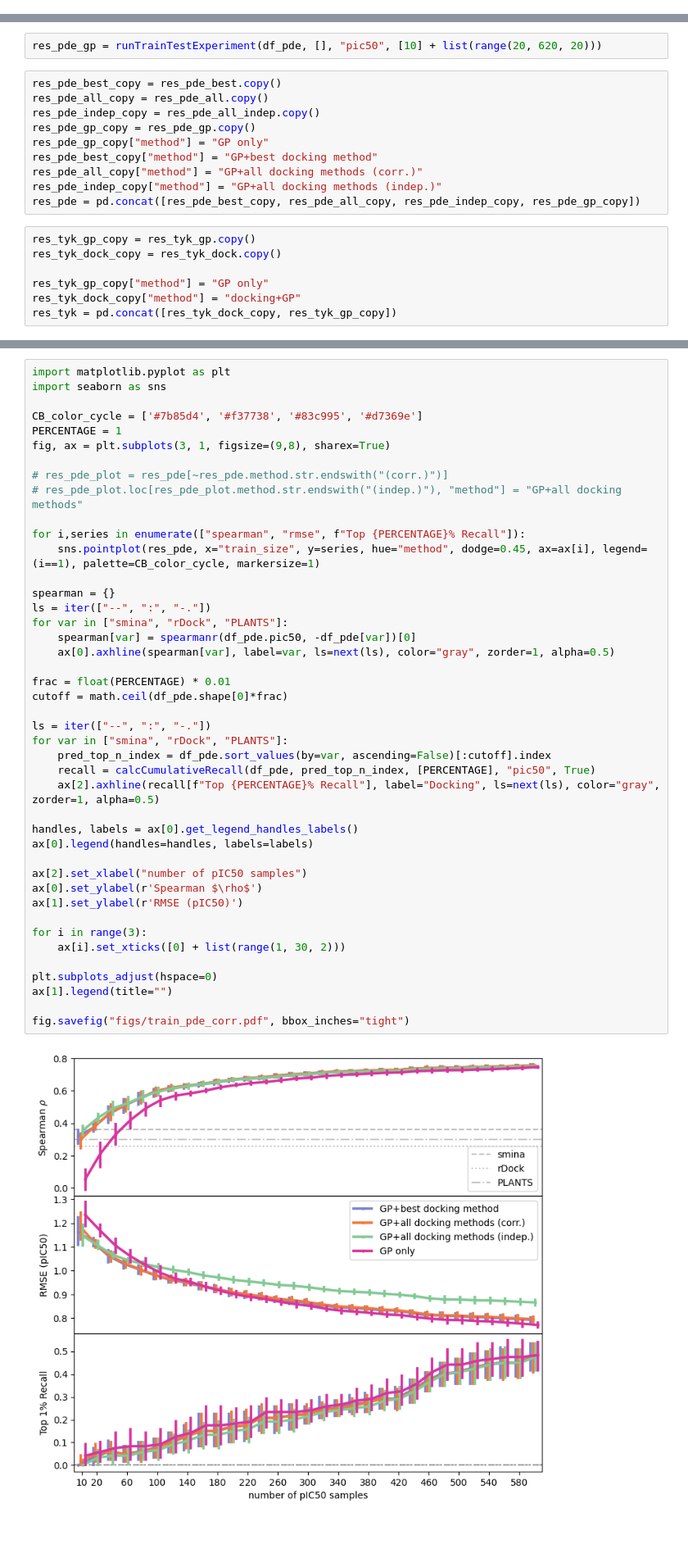
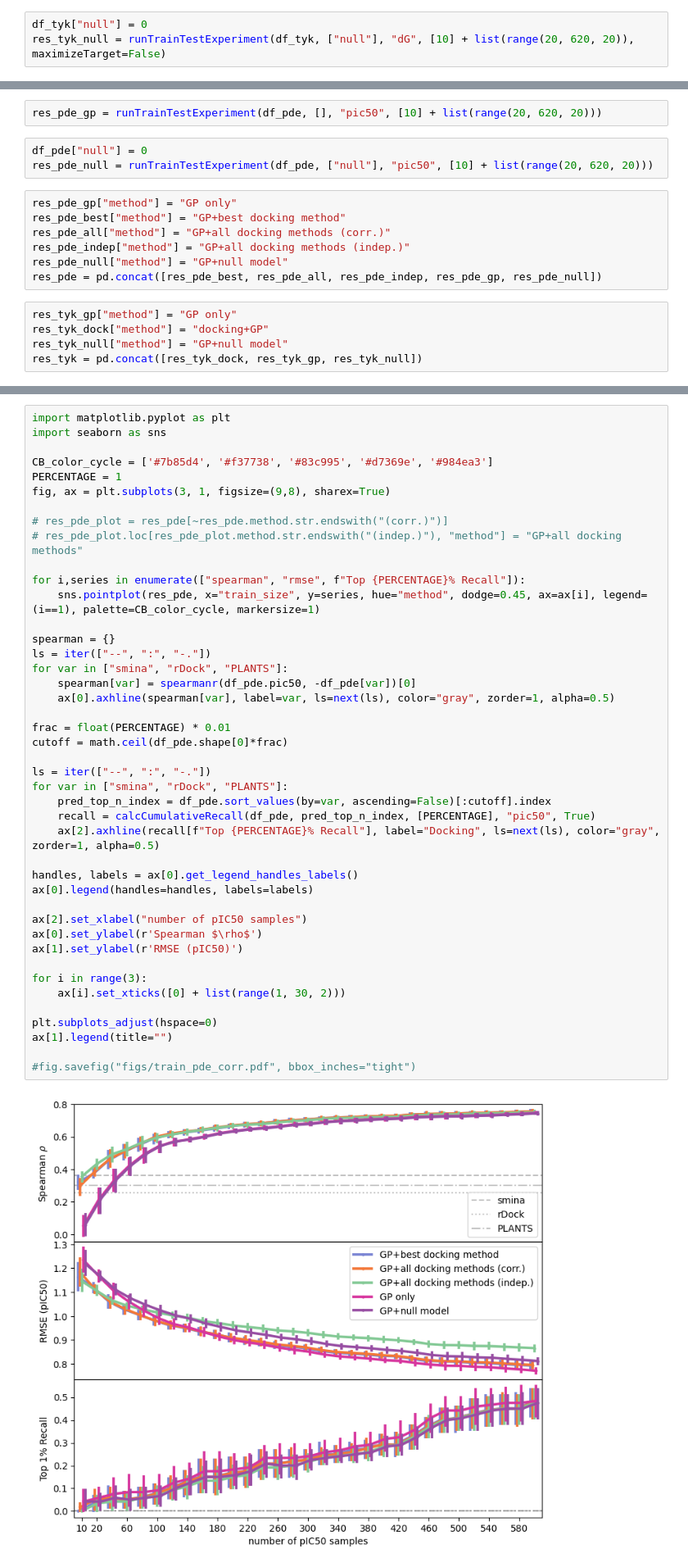
Before and after one commit to MobleyLab/active-learning-notebooks, a Jupyter notebook: DockingMLEnsemble.ipynb, the cells around one changed output, grey strips where cells are left out. Shown at 82% size. Cells and saved outputs as stored; diff of their text form; blank space fills up the shorter version.

```diff
--- a/DockingMLEnsemble.ipynb
+++ b/DockingMLEnsemble.ipynb
@@ -365,6 +368,9 @@ import warnings
 warnings.filterwarnings("ignore")
 # %%
 res_tyk_dock = runTrainTestExperiment(df_tyk, ["DockingScore"], "dG", [10] + list(range(20, 620, 20)), maximizeTarget=False)
+# %%
+df_tyk["null"] = 0
+res_tyk_null = runTrainTestExperiment(df_tyk, ["null"], "dG", [10] + list(range(20, 620, 20)), maximizeTarget=False)
 # %%
 res_tyk_gp = runTrainTestExperiment(df_tyk, [], "dG", [10] + list(range(20, 620, 20)), maximizeTarget=False)
 # %%
@@ -375,23 +381,21 @@ res_pde_all_indep = runTrainTestExperiment(df_pde, ["smina", "PLANTS", "rDock"],
 res_pde_best = runTrainTestExperiment(df_pde, ["smina", "PLANTS", "rDock"], "pic50", [10] + list(range(20, 620, 20)), findBest=True)
 # %%
 res_pde_gp = runTrainTestExperiment(df_pde, [], "pic50", [10] + list(range(20, 620, 20)))
+# %%
+df_pde["null"] = 0
+res_pde_null = runTrainTestExperiment(df_pde, ["null"], "pic50", [10] + list(range(20, 620, 20)))
 # %%
-res_pde_best_copy = res_pde_best.copy()
-res_pde_all_copy = res_pde_all.copy()
-res_pde_indep_copy = res_pde_all_indep.copy()
-res_pde_gp_copy = res_pde_gp.copy()
-res_pde_gp_copy["method"] = "GP only"
-res_pde_best_copy["method"] = "GP+best docking method"
-res_pde_all_copy["method"] = "GP+all docking methods (corr.)"
-res_pde_indep_copy["method"] = "GP+all docking methods (indep.)"
-res_pde = pd.concat([res_pde_best_copy, res_pde_all_copy, res_pde_indep_copy, res_pde_gp_copy])
+res_pde_gp["method"] = "GP only"
+res_pde_best["method"] = "GP+best docking method"
+res_pde_all["method"] = "GP+all docking methods (corr.)"
+res_pde_indep["method"] = "GP+all docking methods (indep.)"
+res_pde_null["method"] = "GP+null model"
+res_pde = pd.concat([res_pde_best, res_pde_all, res_pde_indep, res_pde_gp, res_pde_null])
 # %%
-res_tyk_gp_copy = res_tyk_gp.copy()
-res_tyk_dock_copy = res_tyk_dock.copy()
-
-res_tyk_gp_copy["method"] = "GP only"
-res_tyk_dock_copy["method"] = "docking+GP"
-res_tyk = pd.concat([res_tyk_dock_copy, res_tyk_gp_copy])
+res_tyk_gp["method"] = "GP only"
+res_tyk_dock["method"] = "docking+GP"
+res_tyk_null["method"] = "GP+null model"
+res_tyk = pd.concat([res_tyk_dock, res_tyk_gp, res_tyk_null])
 # %%
 import matplotlib.pyplot as plt
 import seaborn as sns
@@ -429,7 +433,7 @@ plt.subplots_adjust(hspace=0)
 import matplotlib.pyplot as plt
 import seaborn as sns
 
-CB_color_cycle = ['#7b85d4', '#f37738', '#83c995', '#d7369e']
+CB_color_cycle = ['#7b85d4', '#f37738', '#83c995', '#d7369e', '#984ea3']
 PERCENTAGE = 1
 fig, ax = plt.subplots(3, 1, figsize=(9,8), sharex=True)
 
@@ -441,35 +445,35 @@ for i,series in enumerate(["spearman", "rmse", f"Top {PERCENTAGE}% Recall"]):
 
 spearman = {}
 ls = iter(["--", ":", "-."])
 for var in ["smina", "rDock", "PLANTS"]:
     spearman[var] = spearmanr(df_pde.pic50, -df_pde[var])[0]
     ax[0].axhline(spearman[var], label=var, ls=next(ls), color="gray", zorder=1, alpha=0.5)
 
 frac = float(PERCENTAGE) * 0.01
 cutoff = math.ceil(df_pde.shape[0]*frac)
 
 ls = iter(["--", ":", "-."])
 for var in ["smina", "rDock", "PLANTS"]:
     pred_top_n_index = df_pde.sort_values(by=var, ascending=False)[:cutoff].index
     recall = calcCumulativeRecall(df_pde, pred_top_n_index, [PERCENTAGE], "pic50", True)
     ax[2].axhline(recall[f"Top {PERCENTAGE}% Recall"], label="Docking", ls=next(ls), color="gray", zorder=1, alpha=0.5)
 
 handles, labels = ax[0].get_legend_handles_labels()
 ax[0].legend(handles=handles, labels=labels)
 
 ax[2].set_xlabel("number of pIC50 samples")
 ax[0].set_ylabel(r'Spearman $\rho$')
 ax[1].set_ylabel(r'RMSE (pIC50)')
 
 for i in range(3):
     ax[i].set_xticks([0] + list(range(1, 30, 2)))
 
 plt.subplots_adjust(hspace=0)
 ax[1].legend(title="")
 
-fig.savefig("figs/train_pde_corr.pdf", bbox_inches="tight")
+#fig.savefig("figs/train_pde_corr.pdf", bbox_inches="tight")
 # %% [output]
-[figure, old version]
+[figure, new version]
 # %% [markdown]
 ## 2. Random, temporal and scaffold splits on PDE10A
 
```
Also changed, not shown: parts of 3 cells of this notebook.
